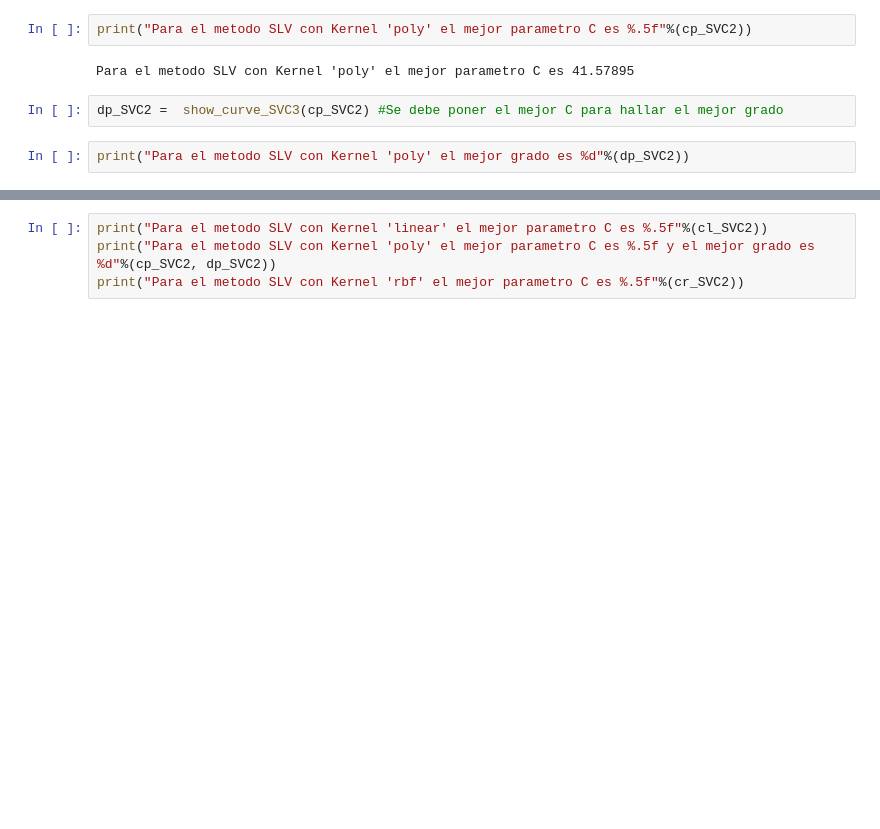
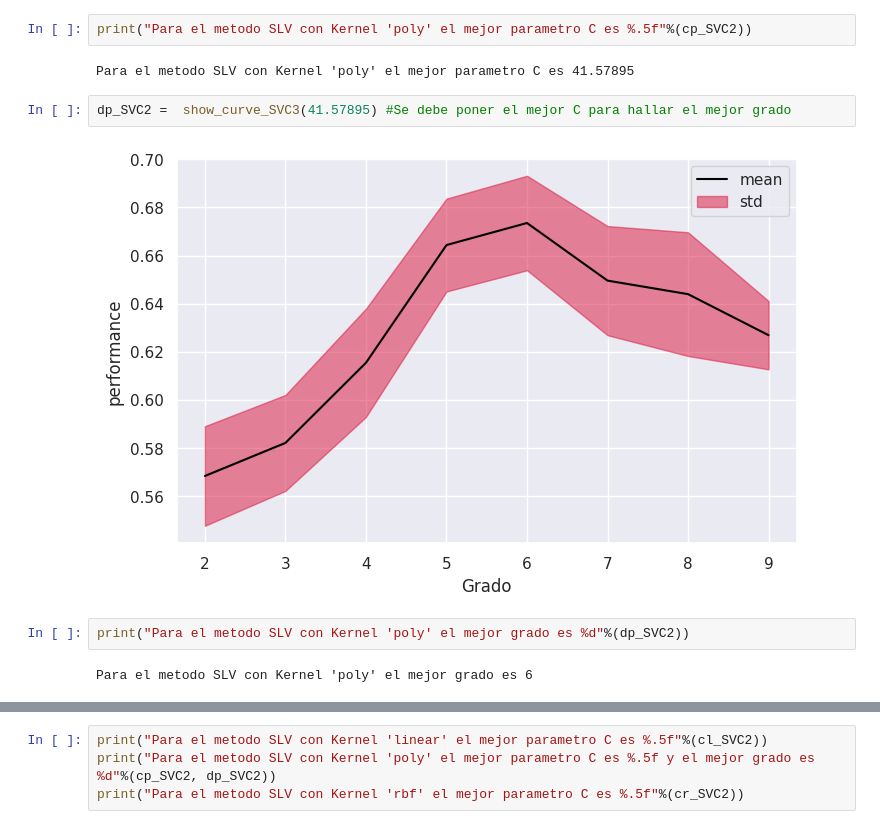
Before and after one commit to IC-03/Royal-Flush, a Jupyter notebook: Royal_Flush_Classification_Models_For_A_Poker_Hands_Dataset.ipynb, the cells around one changed output, grey strips where cells are left out. Saved outputs shown, nothing was run; the diff lists cells and outputs as text; blank space fills up the shorter version.

```diff
--- a/Royal_Flush_Classification_Models_For_A_Poker_Hands_Dataset.ipynb
+++ b/Royal_Flush_Classification_Models_For_A_Poker_Hands_Dataset.ipynb
@@ -816,8 +816,12 @@ print("Para el metodo SLV con Kernel 'poly' el mejor parametro C es %.5f"%(cp_SV
 # %% [output]
 Para el metodo SLV con Kernel 'poly' el mejor parametro C es 41.57895
 # %%
-dp_SVC2 =  show_curve_SVC3(cp_SVC2) #Se debe poner el mejor C para hallar el mejor grado
+dp_SVC2 =  show_curve_SVC3(41.57895) #Se debe poner el mejor C para hallar el mejor grado
+# %% [output]
+[figure, added]
 # %%
 print("Para el metodo SLV con Kernel 'poly' el mejor grado es %d"%(dp_SVC2))
+# %% [output]
+Para el metodo SLV con Kernel 'poly' el mejor grado es 6
 # %%
 cr_SVC2 = show_curve_SVC2()
```
Also changed, not shown: parts of 2 cells of this notebook.
